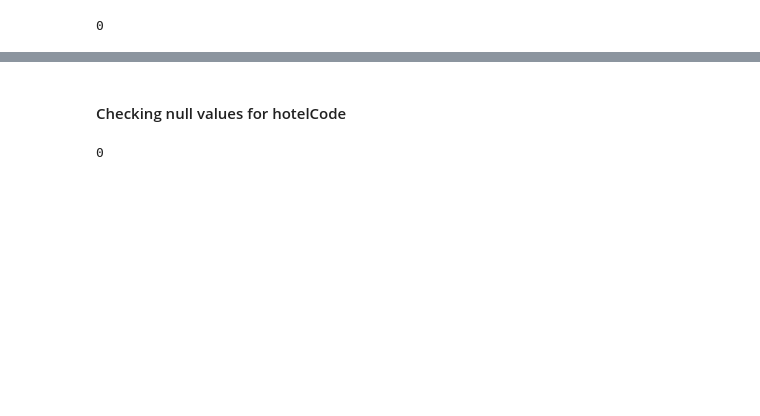
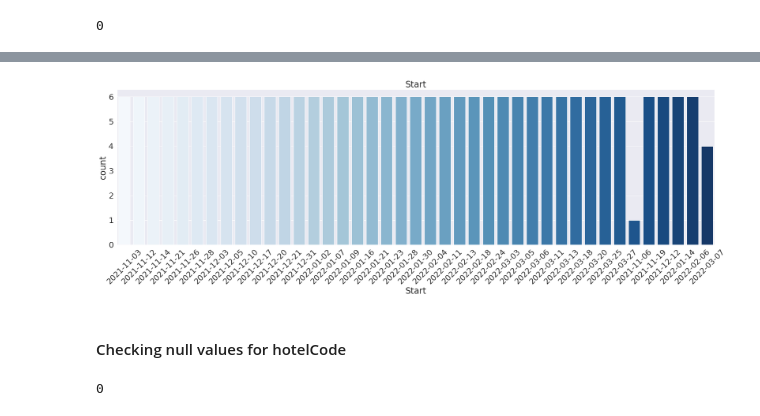
Before and after one commit to Bidroombv/eda, a Jupyter notebook: ugo_collector/HotelBookingRuleNotifRQ_1.ipynb, the cells around one changed output, grey strips where cells are left out. Cells and saved outputs as stored; diff of their text form; code cells hidden in the pictures; blank space fills up the shorter version.

```diff
--- a/ugo_collector/HotelBookingRuleNotifRQ_1.ipynb
+++ b/ugo_collector/HotelBookingRuleNotifRQ_1.ipynb
@@ -432,5 +386,14 @@ fig.show()
-# %% [markdown]
-#### Checking null values for hotelCode
+# %%
+plt.figure(figsize=(30,8))
+sns.set(font_scale = 2)
+sns.countplot(x = HotelBookingRuleNotifRQ.Start, data = HotelBookingRuleNotifRQ, palette = 'Blues')
+plt.xticks(rotation=45)
+plt.title('Start')
+plt.show()
+# %% [output]
+[figure, added]
+# %% [markdown]
+#### Checking null values for hotelCode
 # %%
 HotelBookingRuleNotifRQ.End.isna().sum()
 # %% [output]
```
Also changed, not shown: parts of 44 cells of this notebook, 1 other file.
